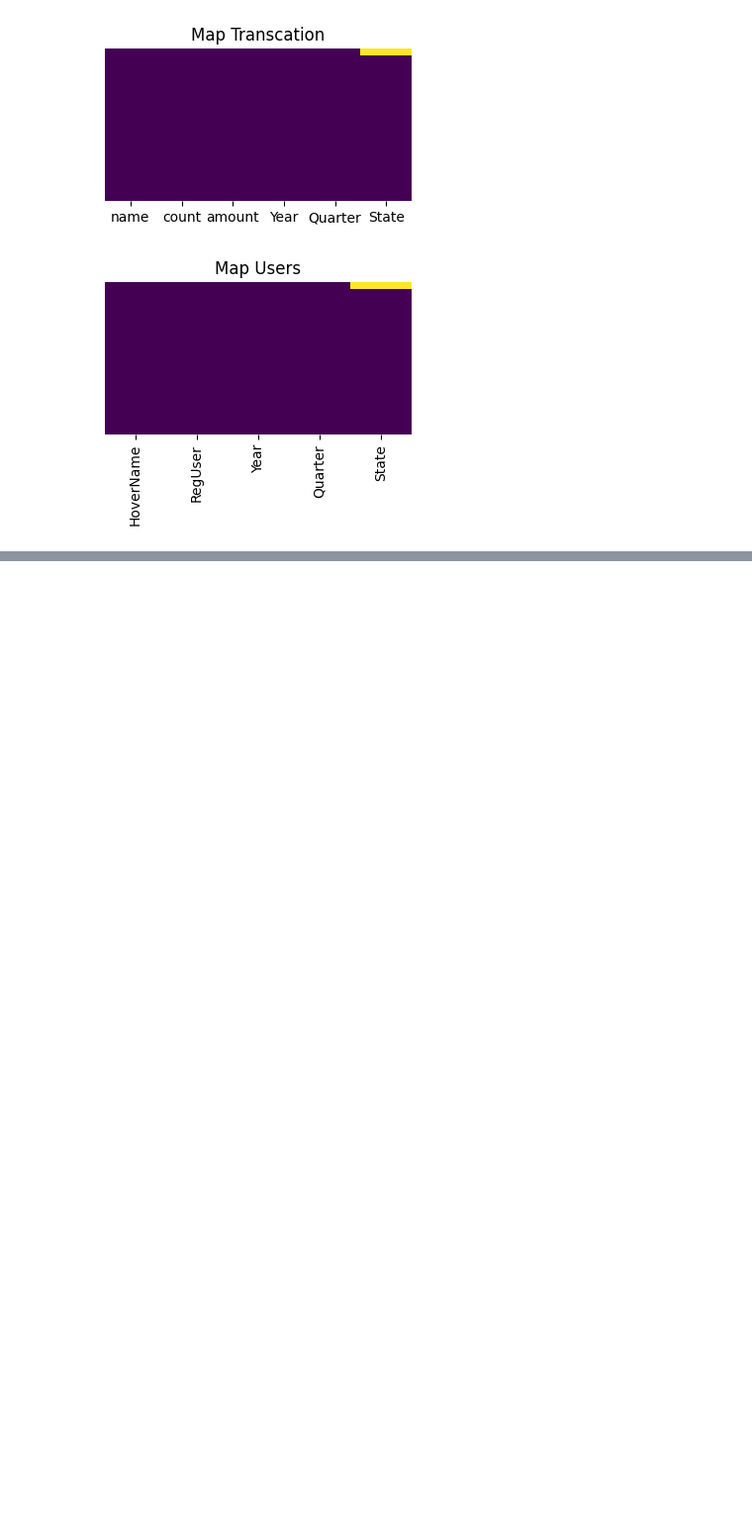
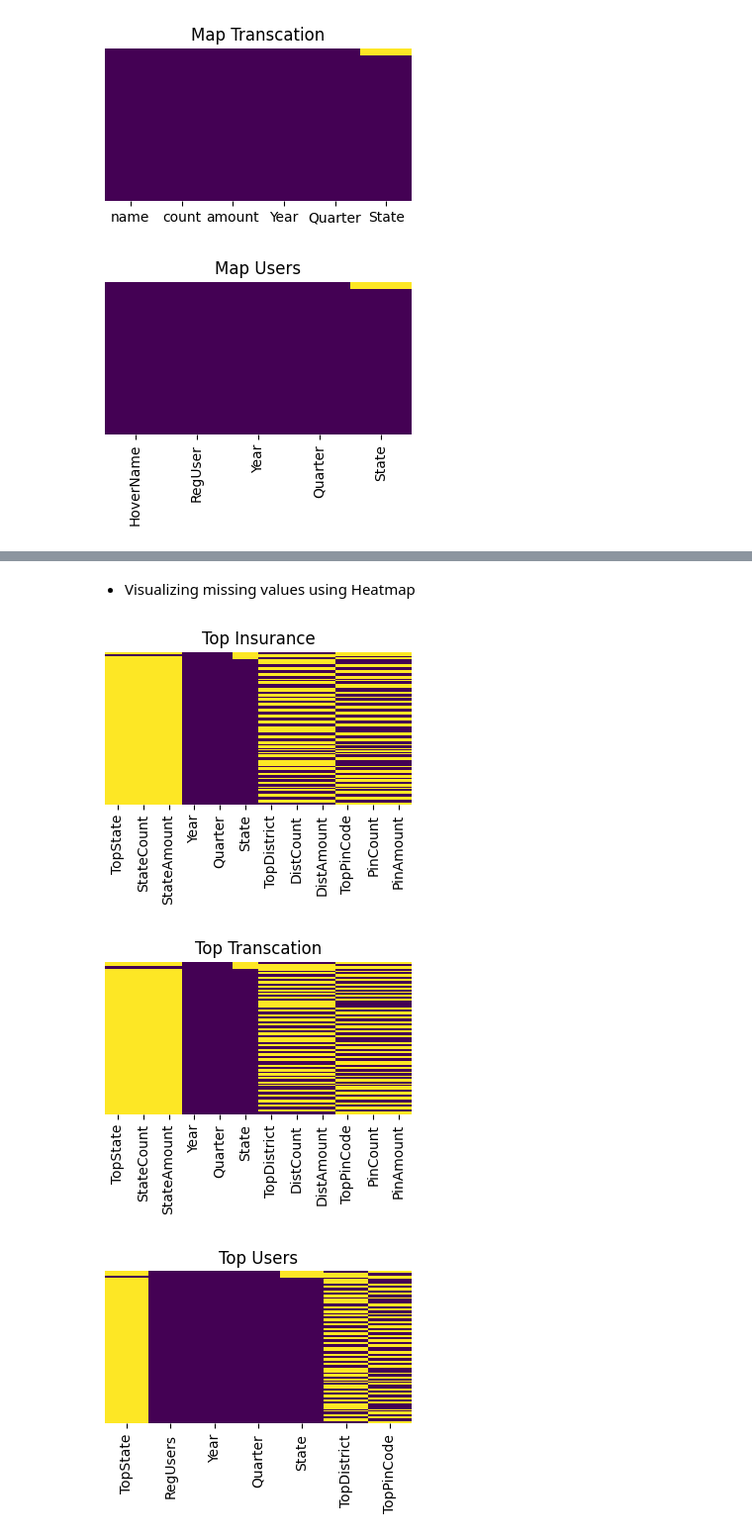
Before and after one commit to Aastha2675/PhonePe_Transaction_Insights, a Jupyter notebook: eda_data_visualization.ipynb, the cells around one changed output, grey strips where cells are left out. Shown at 99% size. Saved outputs shown, nothing was run; the diff lists cells and outputs as text; code cells hidden in the pictures; blank space fills up the shorter version.

```diff
--- a/eda_data_visualization.ipynb
+++ b/eda_data_visualization.ipynb
@@ -308,7 +232,6 @@ Top_Pincode
 None
 # %%
-# checking for duplicates
-for df in list:
-  for key,value in df.items():
-    print(f"No. of duplicates in {key} - {value.duplicated().sum()}")
+# checking for duplicate values
+for key,value in dataframes.items():
+  print(f"No. of duplicates in {key} - {value.duplicated().sum()}")
 # %% [output]
@@ -324,6 +241,5 @@ No. of duplicates in Top_Pincode - 0
 # %%
-# checking missing values in each column
-for df in list:
-  for key,value in df.items():
-    print(f"{key}\n{value.isna().sum()}\n")
+# checking for missing values
+for key,value in dataframes.items():
+  print(f"{key}\n{value.isna().sum()}\n")
 # %% [output]
@@ -998,0 +275,11 @@ df_c_map_insu.rename(columns={"name":"State"},inplace=True)
+# %%
+query_for_top_insu = """SELECT * FROM top_insurance"""
+
+query_for_top_trans = """SELECT * FROM top_transaction"""
+
+query_for_top_user = """SELECT * FROM top_user"""
+
+# creating dataframes
+df_top_insu = pd.read_sql(query_for_top_insu,engine)
+df_top_trans = pd.read_sql(query_for_top_trans,engine)
+df_top_user = pd.read_sql(query_for_top_user,engine)
@@ -998,0 +372,18 @@ df_c_map_insu.rename(columns={"name":"State"},inplace=True)
+# %% [markdown]
+ * Visualizing missing values using Heatmap
+# %%
+# function for plotting heatmap
+def plot_heatmap(df,title):
+  plt.figure(figsize=(4, 2))
+  sns.heatmap(df.isnull(), cbar=False, cmap='viridis', yticklabels=False)
+  plt.title(f"{title}")
+  plt.show()
+# %%
+# heatmap for top data
+plot_heatmap(df_top_insu,"Top Insurance")
+plot_heatmap(df_top_trans,"Top Transcation")
+plot_heatmap(df_top_user,"Top Users")
+# %% [output]
+[figure, added]
+[figure, added]
+[figure, added]
```
Also changed, not shown: parts of 138 cells of this notebook.
